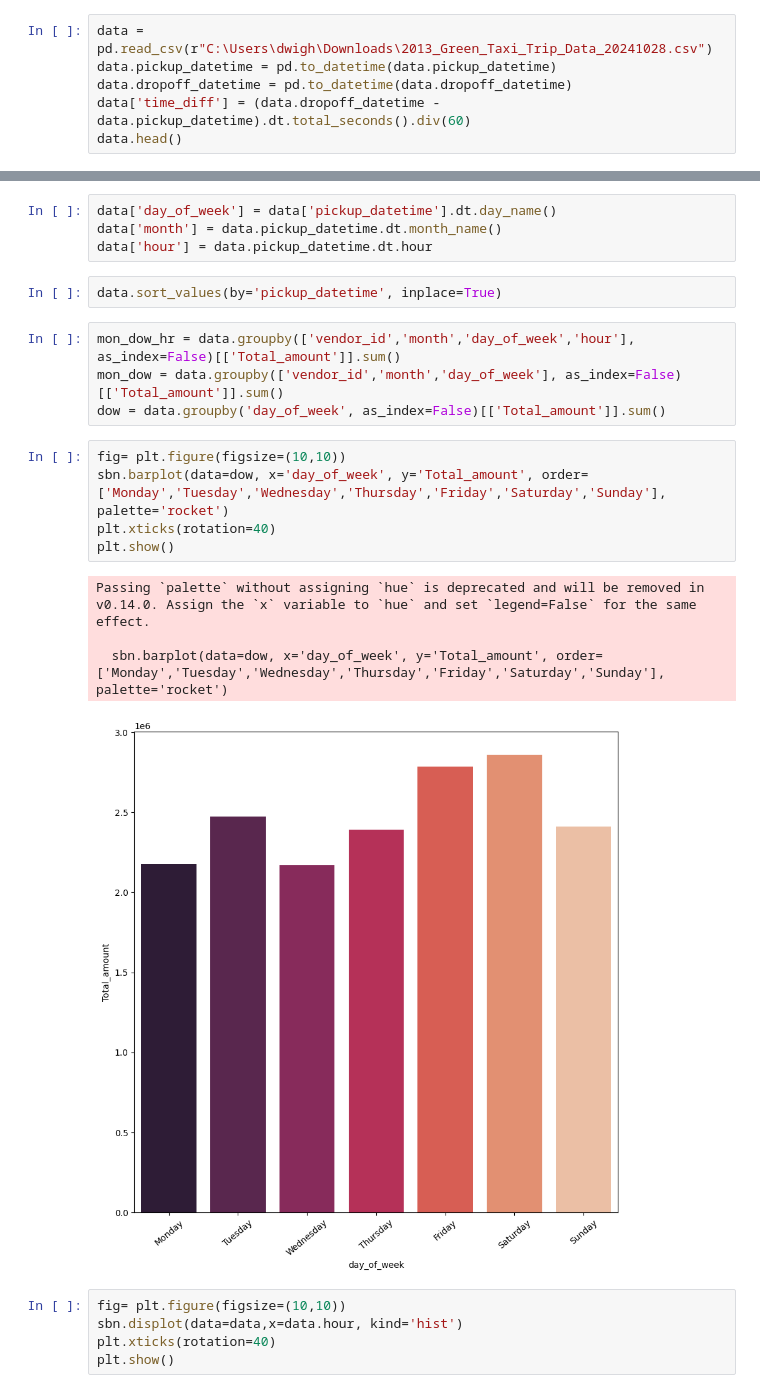
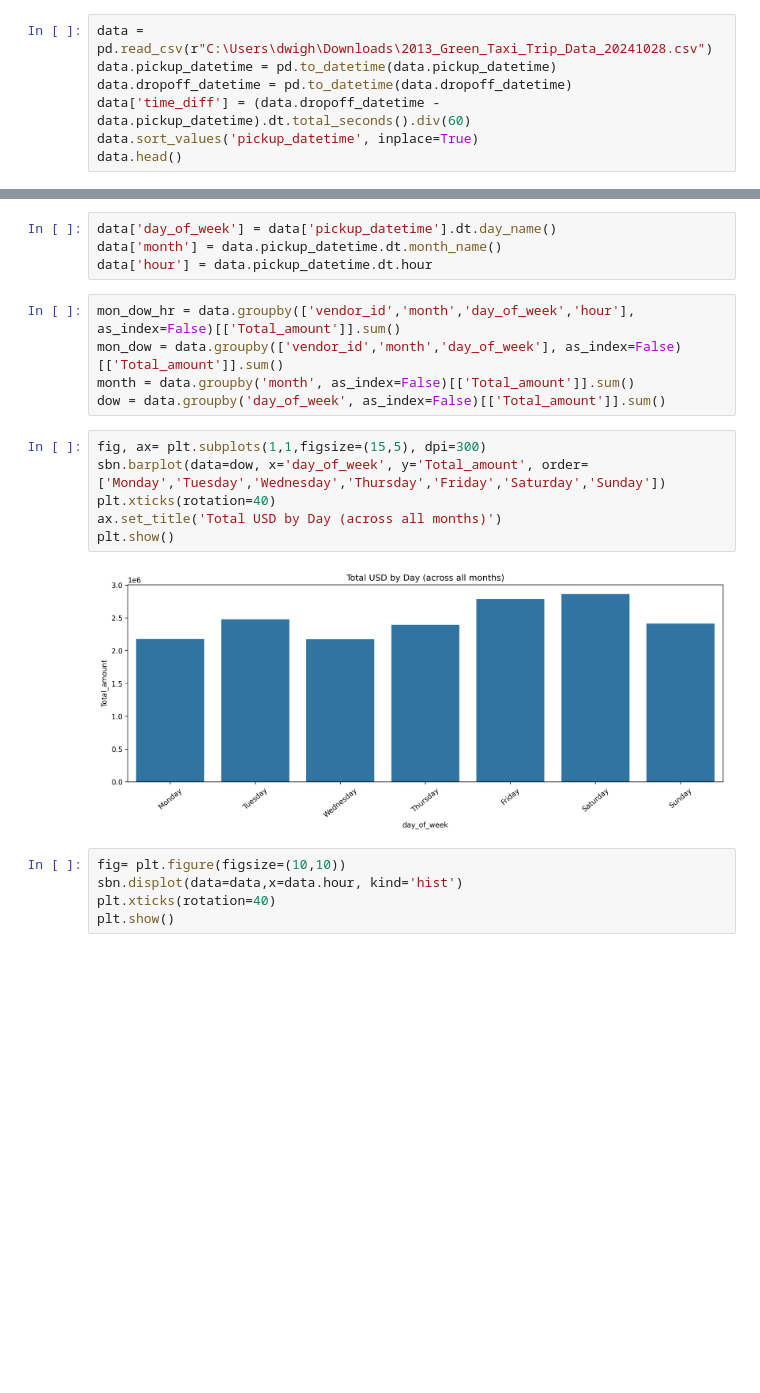
Before and after one commit to AVelaryon/Green_Taxi_2013_Data, a Jupyter notebook: Taxi_Business_Project.ipynb, the cells around one changed output, grey strips where cells are left out. Saved outputs shown, nothing was run; the diff lists cells and outputs as text; blank space fills up the shorter version.

Commit message:
Figures and Metrics

```diff
--- a/Taxi_Business_Project.ipynb
+++ b/Taxi_Business_Project.ipynb
@@ -9,6 +9,7 @@ data = pd.read_csv(r"C:\Users\dwigh\Downloads\2013_Green_Taxi_Trip_Data_20241028
 data.pickup_datetime = pd.to_datetime(data.pickup_datetime)
 data.dropoff_datetime = pd.to_datetime(data.dropoff_datetime)
 data['time_diff'] = (data.dropoff_datetime - data.pickup_datetime).dt.total_seconds().div(60)
+data.sort_values('pickup_datetime', inplace=True)
 data.head()
 # %% [output]
 |  | vendor_id | pickup_datetime | dropoff_datetime | Store_and_fwd_flag | rate_code | Dropoff_latitude | ... |
@@ -24,22 +25,19 @@ data.drop(columns=['Ehail_fee'], inplace=True)
 data['day_of_week'] = data['pickup_datetime'].dt.day_name()
 data['month'] = data.pickup_datetime.dt.month_name()
 data['hour'] = data.pickup_datetime.dt.hour
-# %%
-data.sort_values(by='pickup_datetime', inplace=True)
 # %%
 mon_dow_hr = data.groupby(['vendor_id','month','day_of_week','hour'], as_index=False)[['Total_amount']].sum()
 mon_dow = data.groupby(['vendor_id','month','day_of_week'], as_index=False)[['Total_amount']].sum()
+month = data.groupby('month', as_index=False)[['Total_amount']].sum()
 dow = data.groupby('day_of_week', as_index=False)[['Total_amount']].sum()
 # %%
-fig= plt.figure(figsize=(10,10))
-sbn.barplot(data=dow, x='day_of_week', y='Total_amount', order=['Monday','Tuesday','Wednesday','Thursday','Friday','Saturday','Sunday'], palette='rocket')
+fig, ax= plt.subplots(1,1,figsize=(15,5), dpi=300)
+sbn.barplot(data=dow, x='day_of_week', y='Total_amount', order=['Monday','Tuesday','Wednesday','Thursday','Friday','Saturday','Sunday'])
 plt.xticks(rotation=40)
+ax.set_title('Total USD by Day (across all months)')
 plt.show()
 # %% [output]
-Passing `palette` without assigning `hue` is deprecated and will be removed in v0.14.0. Assign the `x` variable to `hue` and set `legend=False` for the same effect.
-
-  sbn.barplot(data=dow, x='day_of_week', y='Total_amount', order=['Monday','Tuesday','Wednesday','Thursday','Friday','Saturday','Sunday'], palette='rocket')
-[figure, old version]
+[figure, new version]
 # %%
 fig= plt.figure(figsize=(10,10))
 sbn.displot(data=data,x=data.hour, kind='hist')
```
Also changed, not shown: parts of 13 cells of this notebook, 3 other files.
